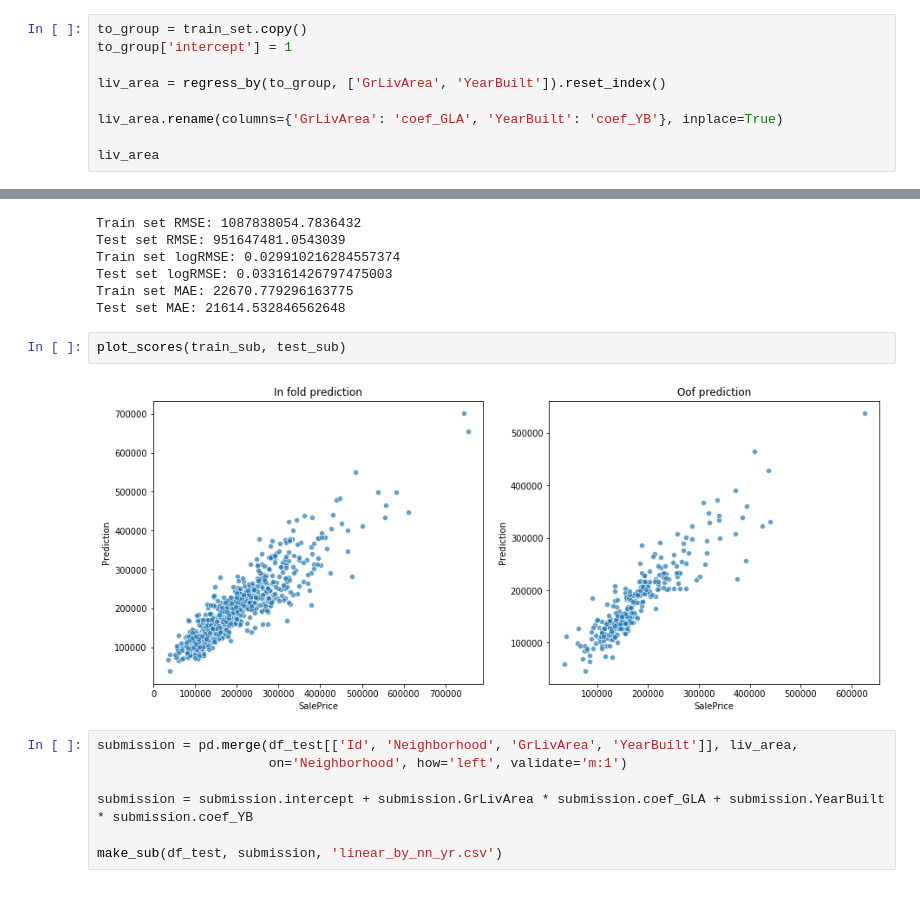
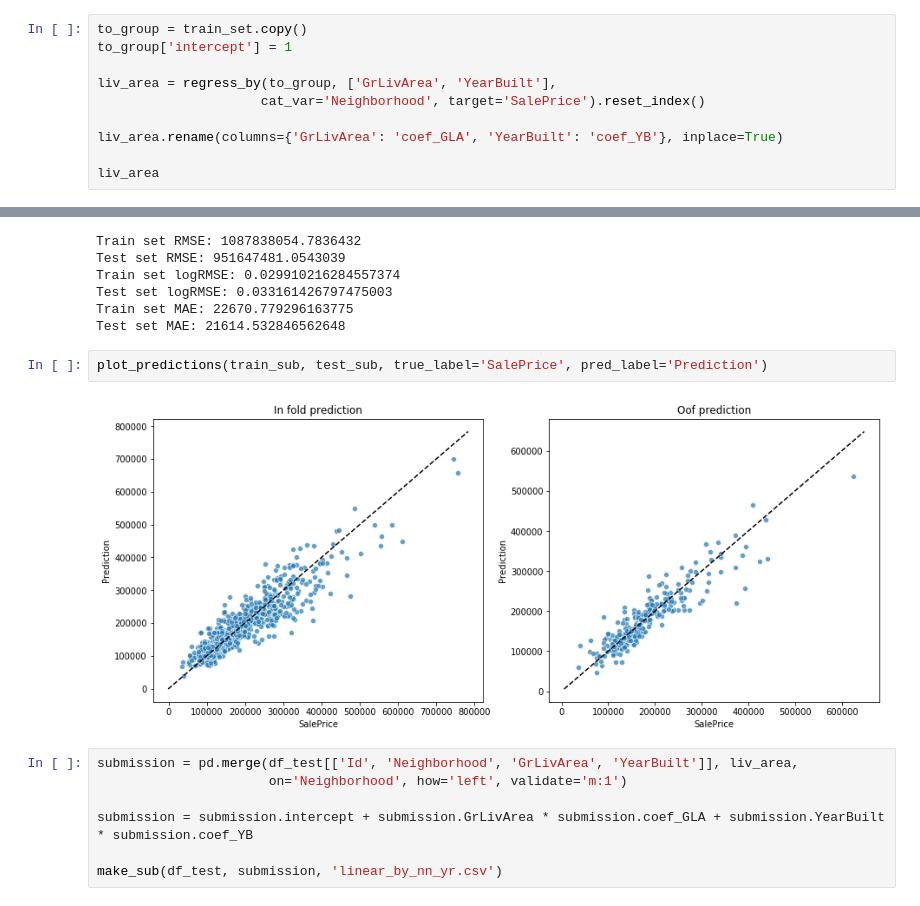
Before and after one commit to lucabasa/kaggle_competitions, a Jupyter notebook: houseprice/Notebooks/Linear models.ipynb, the cells around one changed output, grey strips where cells are left out. Drawn from its saved outputs; the diff is of its cells as text.

```diff
--- a/houseprice/Notebooks/Linear models.ipynb
+++ b/houseprice/Notebooks/Linear models.ipynb
@@ -351,7 +427,8 @@ make_sub(df_test, submission, 'linear_by_nn.csv')
 to_group = train_set.copy()
 to_group['intercept'] = 1
 
-liv_area = regress_by(to_group, ['GrLivArea', 'YearBuilt']).reset_index()
+liv_area = regress_by(to_group, ['GrLivArea', 'YearBuilt'],
+                     cat_var='Neighborhood', target='SalePrice').reset_index()
 
 liv_area.rename(columns={'GrLivArea': 'coef_GLA', 'YearBuilt': 'coef_YB'}, inplace=True)
 
@@ -411,10 +488,10 @@ Train set logRMSE: 0.029910216284557374
 Test set logRMSE: 0.033161426797475003
 Train set MAE: 22670.779296163775
 Test set MAE: 21614.532846562648
-# %%
-plot_scores(train_sub, test_sub)
-# %% [output]
-[figure, removed]
+# %%
+plot_predictions(train_sub, test_sub, true_label='SalePrice', pred_label='Prediction')
+# %% [output]
+[figure, added]
 # %%
 submission = pd.merge(df_test[['Id', 'Neighborhood', 'GrLivArea', 'YearBuilt']], liv_area,
                       on='Neighborhood', how='left', validate='m:1')
```
Also changed, not shown: parts of 24 cells of this notebook.
